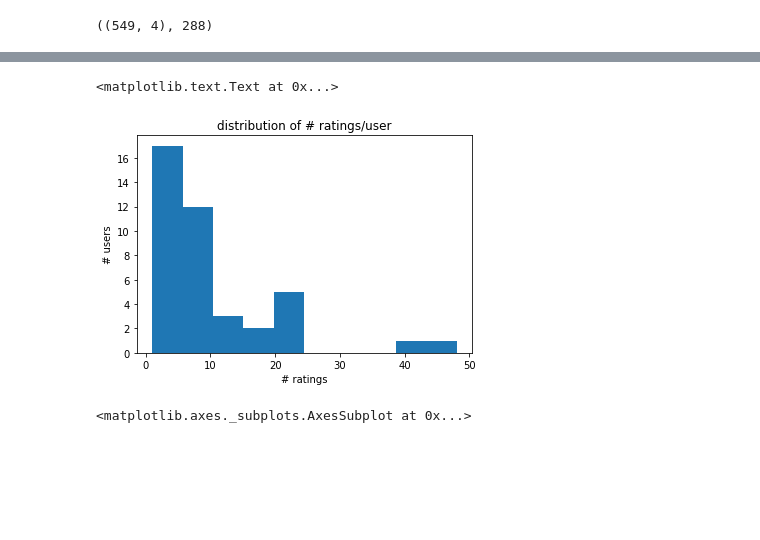
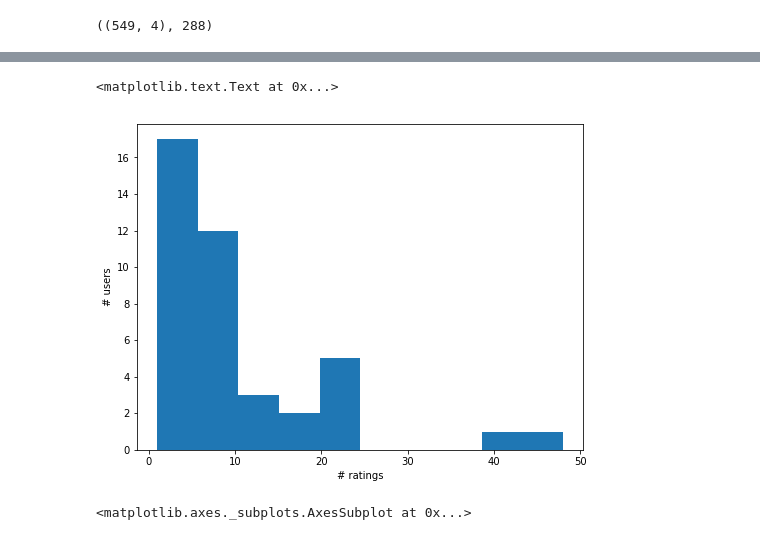
Before and after one commit to JHWu92/Cycling_safety, a Jupyter notebook: rating_platform/database report.ipynb, the cells around one changed output, grey strips where cells are left out. Drawn from its saved outputs; the diff is of its cells as text; code cells hidden in the pictures; blank space fills up the shorter version.

```diff
--- a/rating_platform/database report.ipynb
+++ b/rating_platform/database report.ipynb
@@ -69,0 +70,3 @@ survey_cols = ['bk_purpose', 'age', 'ethnicity', 'edu', 'marital', 'gender', 'dr
+# %%
+# one strange value
+users.loc[31].age= pd.np.nan
@@ -129,10 +162,12 @@ ratings.score.astype(float).plot(kind='hist',title='rating score distribution')
 # %%
-ax = ratings.groupby('user_id').count().email.plot(kind='hist', title = 'distribution of # ratings/user')
+ax = ratings.groupby('user_id').count().email.plot(kind='hist',
+#                                                    title = 'distribution of number of ratings per user',
+                                                   figsize=(8,6))
 ax.set_xlabel('# ratings')
 ax.set_ylabel('# users')
 # %% [output]
 <matplotlib.text.Text at 0x...>
-[figure, old version]
+[figure, new version]
 # %%
 ratings.groupby('lid').count().email.hist()
 # %% [output]
```
Also changed, not shown: parts of 8 cells of this notebook.
